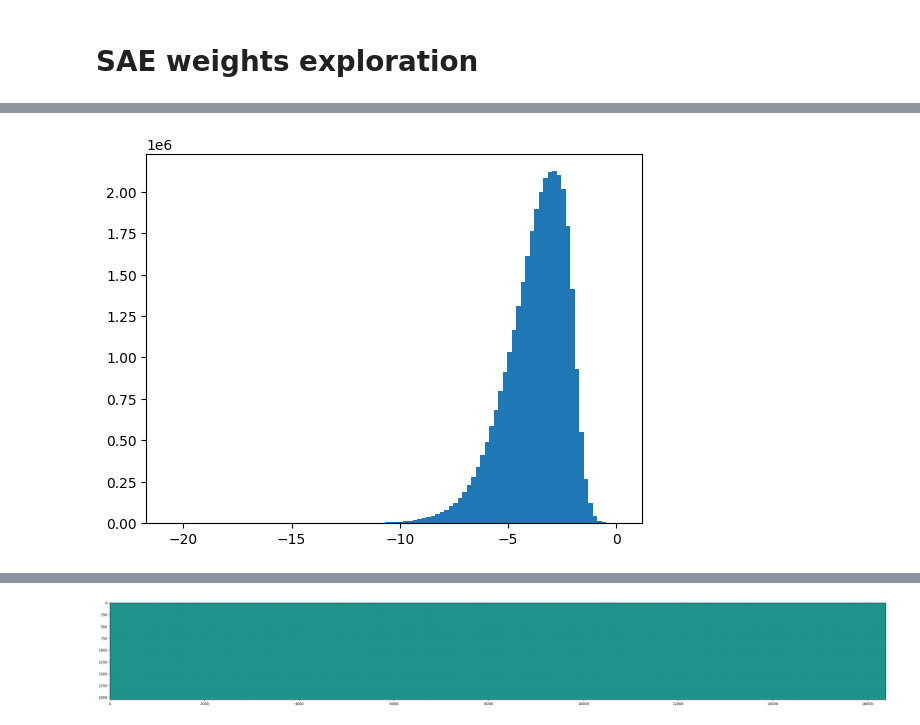
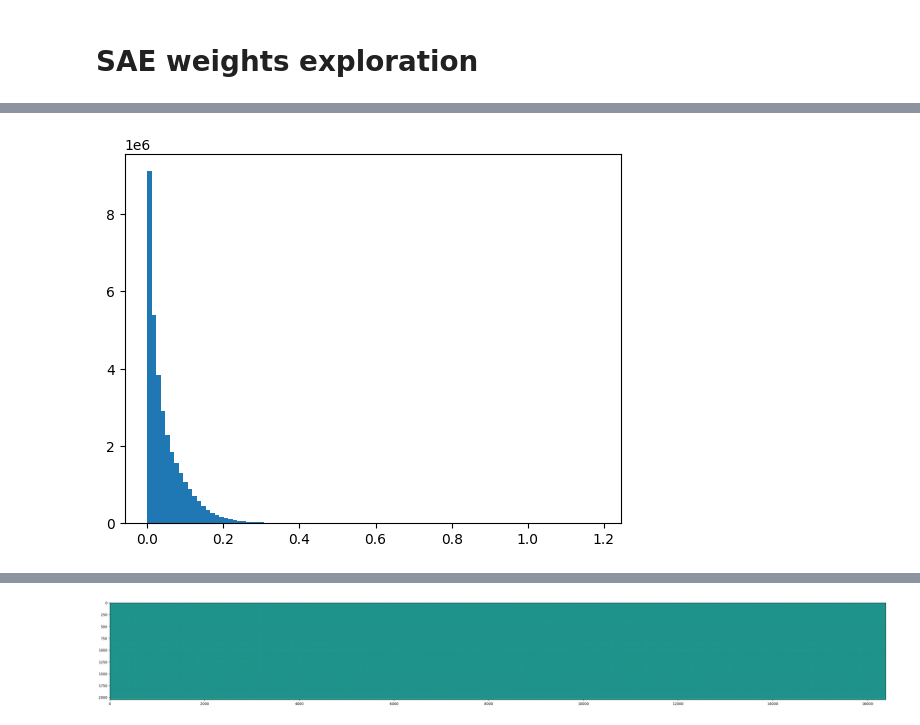
Before and after one commit to pchlenski/mats, a Jupyter notebook: notebooks/5_pc_weights_exploration.ipynb, the cells around one changed output, grey strips where cells are left out. Drawn from its saved outputs; the diff is of its cells as text; code cells hidden in the pictures.

```diff
--- a/notebooks/5_pc_weights_exploration.ipynb
+++ b/notebooks/5_pc_weights_exploration.ipynb
@@ -32,10 +35,10 @@ torch.Size([2048, 16384])
 # %%
 # What is the distribution of weights? - this takes 2-3 minutes to run
 
-plt.hist(sae.W_enc.flatten().detach().cpu().abs().log(), bins=100)
+plt.hist(sae.W_enc.flatten().detach().cpu().abs(), bins=100)
 plt.show()
 # %% [output]
-[figure, old version]
+[figure, new version]
 # %%
 # What fraction of weights are zero?
 
```
Also changed, not shown: parts of 11 cells of this notebook, 4 other files.
